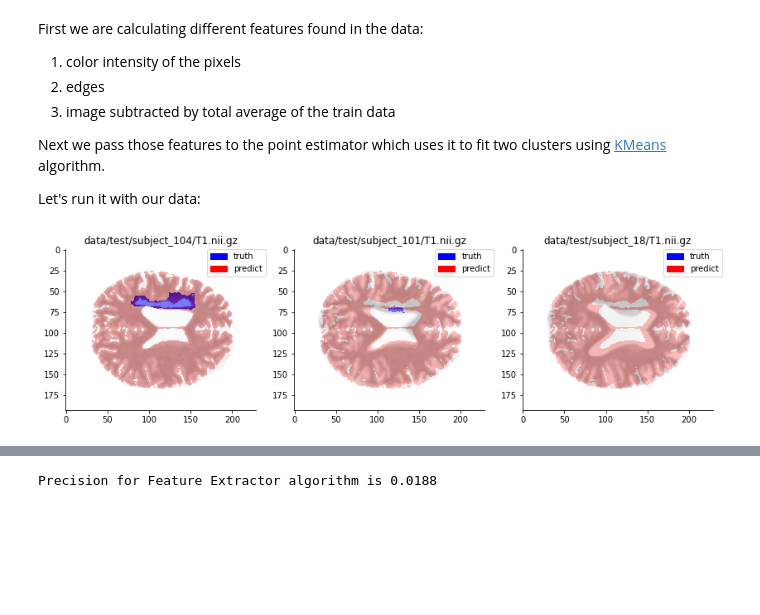
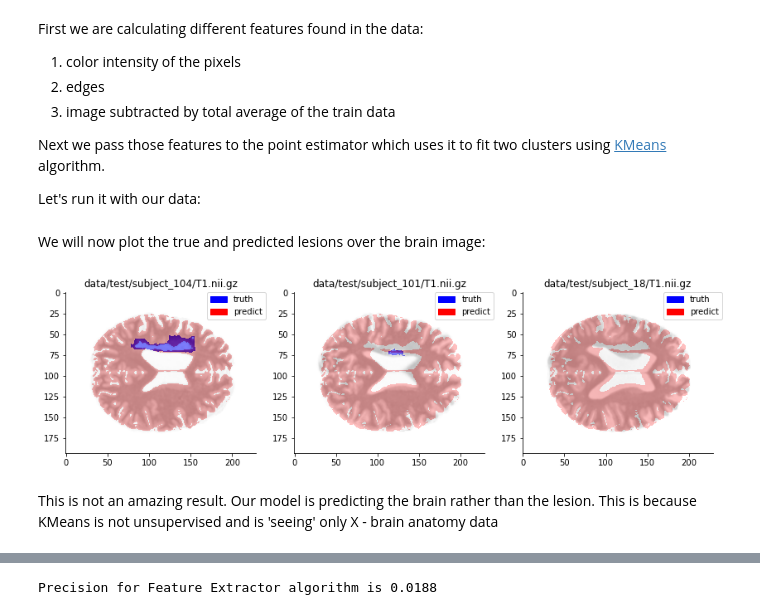
Before and after one commit to ramp-kits/stroke_lesions, a Jupyter notebook: stroke_starting_kit.ipynb, the cells around one changed output, grey strips where cells are left out. Cells and saved outputs as stored; diff of their text form; code cells hidden in the pictures; blank space fills up the shorter version.

```diff
--- a/stroke_starting_kit.ipynb
+++ b/stroke_starting_kit.ipynb
@@ -572,48 +574,51 @@ First we are calculating different features found in the data:
 Next we pass those features to the point estimator which uses it to fit two clusters using [KMeans](https://scikit-learn.org/stable/modules/generated/sklearn.cluster.KMeans.html) algorithm.
 
 Let's run it with our data:
-# %%
-from matplotlib.patches import Patch
-from matplotlib import colors
-cmap_pred = colors.ListedColormap(['white', 'red'])
-cmap_true = colors.ListedColormap(['white', 'blue'])
-
-def plot_overlap_true_pred(ax, brain_img, true_mask, predicted_mask, title='overlap'):
-    brain_img = load_img(brain_img_path).get_fdata()
-    ax.imshow(brain_img[:,:,100], cmap='Greys')
-    ax.imshow(predicted_mask, cmap=cmap_pred,
-               interpolation='none',
-               clim=[0.9, 1], alpha=0.5)
-    ax.imshow(true_mask, cmap=cmap_true,
-               interpolation='none',
-               clim=[0.45,0.5], alpha=0.5)
-
-
-    patches = []
-    patches.append(Patch(color='blue', label="truth"))
-    patches.append(Patch(color='red', label="predict"))
-    ax.legend(handles=patches, bbox_to_anchor=(1.05, 1), loc=1, borderaxespad=0. )
-    ax.spines['right'].set_visible(False)
-    ax.spines['top'].set_visible(False)
-    ax.set_title(title)
-
-#fig = plt.figure(1, figsize=(14, 5), frameon=False, dpi=50)
-f, axes = plt.subplots(1, len(X_test), figsize=(14, 8))
-
-for idx, brain_img_path in enumerate(X_test):
-    brain_img = load_img(brain_img_path).get_fdata()
-    plot_overlap_true_pred(
-        ax = axes[idx],
-        brain_img=brain_img[:,:, 100],
-        predicted_mask=y_pred[idx][:,:,100],
-        true_mask=y_test[idx][:,:,100],
-        title=f'{brain_img_path}')
-# %% [output]
-[figure, removed]
 # %%
 features_pipe = get_estimator()
 features_pipe.fit(X_train, y_train)
 y_pred = features_pipe.predict_proba(X_test)
+# %% [markdown]
+We will now plot the true and predicted lesions over the brain image:
+# %%
+from matplotlib.patches import Patch
+from matplotlib import colors
+cmap_pred = colors.ListedColormap(['white', 'red'])
+cmap_true = colors.ListedColormap(['white','blue'])
+
+def plot_overlap_true_pred(ax, brain_img, true_mask, predicted_mask, title='overlap'):
+    brain_img = load_img(brain_img_path).get_fdata()
+    ax.imshow(brain_img[:,:,100], cmap='Greys')
+    ax.imshow(predicted_mask, cmap=cmap_pred,
+               interpolation='none',
+               clim=[0.9, 1], alpha=0.5)
+    ax.imshow(true_mask, cmap=cmap_true,
+               interpolation='none',
+               clim=[0.45,0.5], alpha=0.5)
+
+    patches = []
+    patches.append(Patch(color='blue', label="truth"))
+    patches.append(Patch(color='red', label="predict"))
+    ax.legend(handles=patches, bbox_to_anchor=(1.05, 1), loc=1, borderaxespad=0. )
+    ax.spines['right'].set_visible(False)
+    ax.spines['top'].set_visible(False)
+    ax.set_title(title)
+
+pred_temp = y_pred.copy()
+pred_temp[pred_temp > 0.015] = 1
+f, axes = plt.subplots(1, len(X_test), figsize=(14, 8))
+for idx, brain_img_path in enumerate(X_test):
+    brain_img = load_img(brain_img_path).get_fdata()
+    plot_overlap_true_pred(
+        ax = axes[idx],
+        brain_img=brain_img[:,:, 100],
+        predicted_mask=pred_temp[idx][:,:,100],
+        true_mask=y_test[idx][:,:,100],
+        title=f'{brain_img_path}')
+# %% [output]
+[figure, added]
+# %% [markdown]
+This is not an amazing result. Our model is predicting the brain rather than the lesion. This is because KMeans is not unsupervised and is 'seeing' only X - brain anatomy data
 # %%
 dice_fext = dice_coeff(y_test, y_pred)
 print(f'DiceCoeff for Feature Extractor algorithm is {np.round(dice_fext, 4)}')
```
Also changed, not shown: parts of 2 cells of this notebook, 1 other file.
